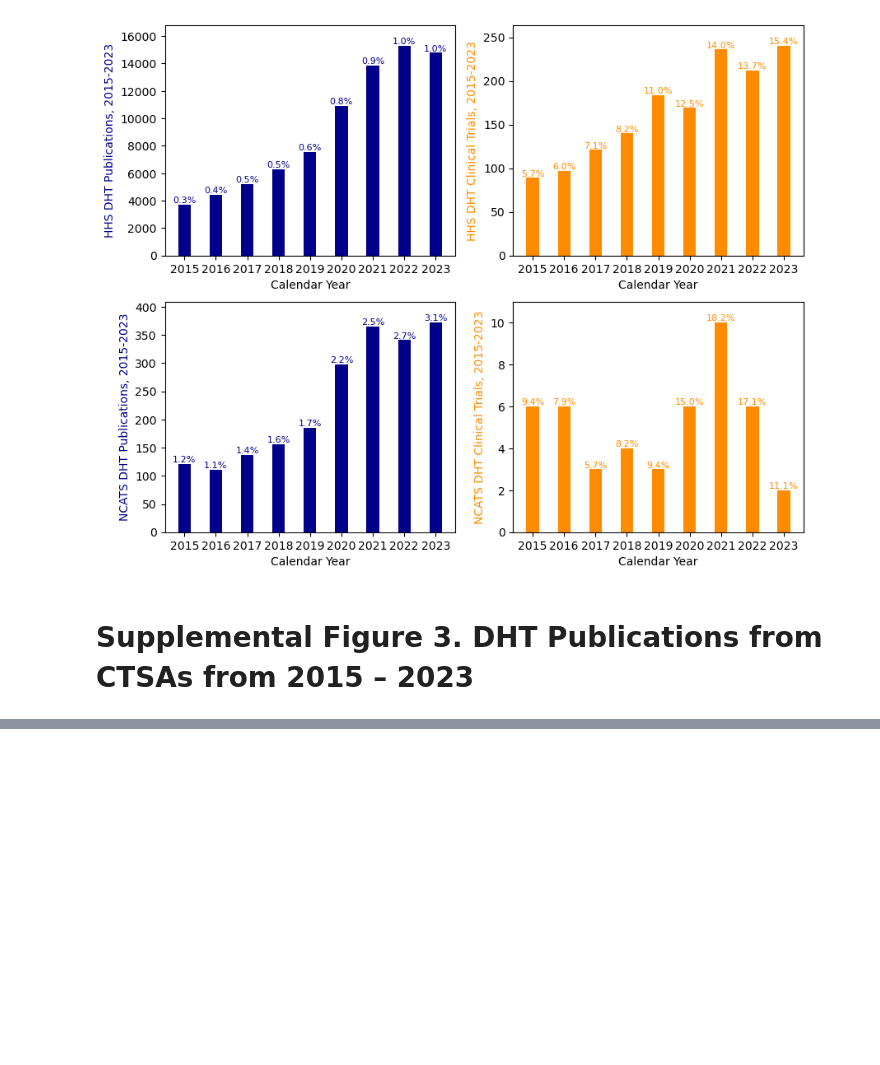
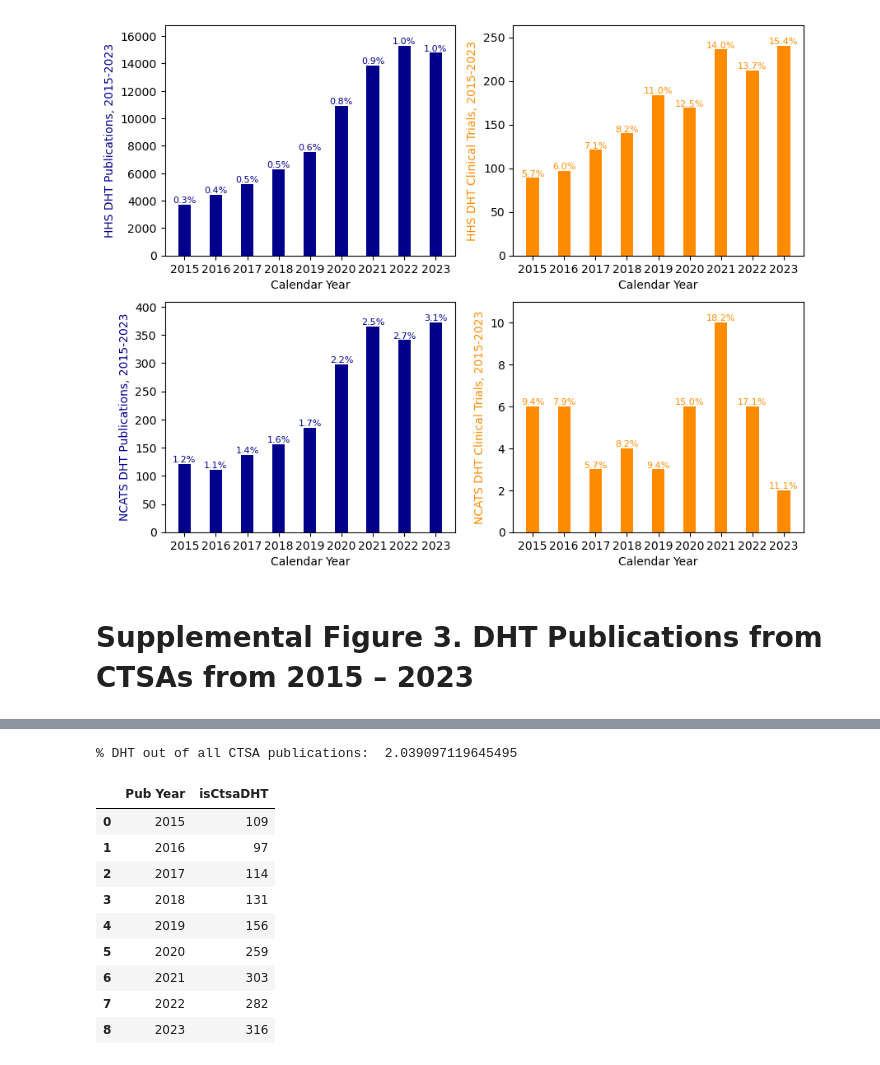
Before and after one commit to tradman/NCATS_dhtPortfolioAna, a Jupyter notebook: DHT Pubs and Trials Analysis.ipynb, the cells around one changed output, grey strips where cells are left out. Drawn from its saved outputs; the diff is of its cells as text; code cells hidden in the pictures; blank space fills up the shorter version.

```diff
--- a/DHT Pubs and Trials Analysis.ipynb
+++ b/DHT Pubs and Trials Analysis.ipynb
@@ -508,0 +402,22 @@ mean =  [514.2222222222222, 514.2222222222222, 514.2222222222222, 514.2222222222
+# %%
+#flag NCATS/CTSA DH tpublications in the "allPub" dataframe
+pd.options.mode.chained_assignment = None  # default='warn'
+df_allPubTR['isCtsa']=0
+for i,row in df_allPubTR.iterrows():
+    if pd.isna(row['Grant Number']): continue
+    isCTSA = ('UL1TR' in row['Grant Number']) or ('U01TR' in row['Grant Number'])
+    if isCTSA:
+        df_allPubTR['isCtsa'][i]=1
+# %%
+#flag NCATS/CTSA DH tpublications in the "allPub" dataframe
+pd.options.mode.chained_assignment = None  # default='warn'
+df_iPub['isCtsaDHT']=0
+for i,row in df_iPub.iterrows():
+    if pd.isna(row['Grant Number']): continue
+    isCTSA = ('UL1TR' in row['Grant Number']) or ('U01TR' in row['Grant Number'])
+    if isCTSA:
+        df_iPub['isCtsaDHT'][i]=1
+# %%
+print('% DHT out of all CTSA publications: ' , df_iPub.isCtsaDHT.sum()/df_allPubTR.isCtsa.sum()*100 )
+# %% [output]
+% DHT out of all CTSA publications:  2.039097119645495
@@ -508,0 +428,13 @@ mean =  [514.2222222222222, 514.2222222222222, 514.2222222222222, 514.2222222222
+# %%
+pubsByYearCtsaDht
+# %% [output]
+|  | Pub Year | isCtsaDHT |
+| 0 | 2015 | 109 |
+| 1 | 2016 | 97 |
+| 2 | 2017 | 114 |
+| 3 | 2018 | 131 |
+| 4 | 2019 | 156 |
+| 5 | 2020 | 259 |
+| 6 | 2021 | 303 |
+| 7 | 2022 | 282 |
+| 8 | 2023 | 316 |
```
Also changed, not shown: parts of 15 cells of this notebook.
